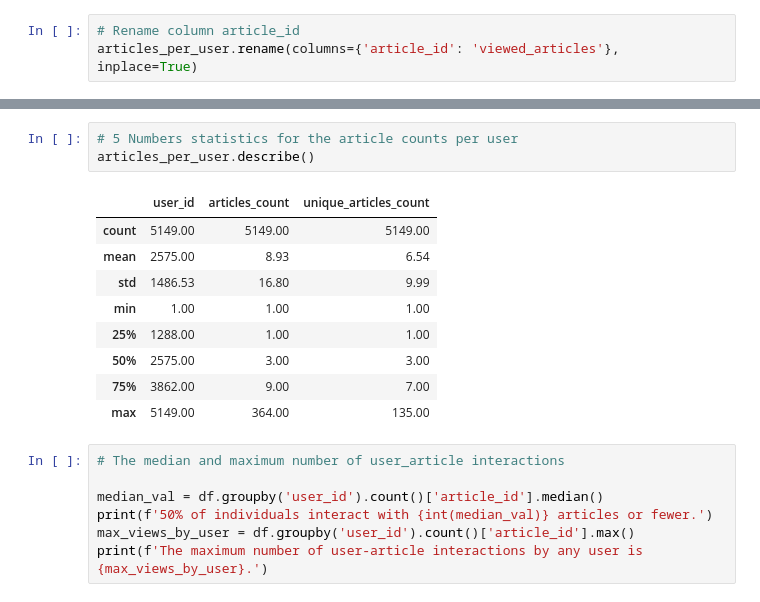
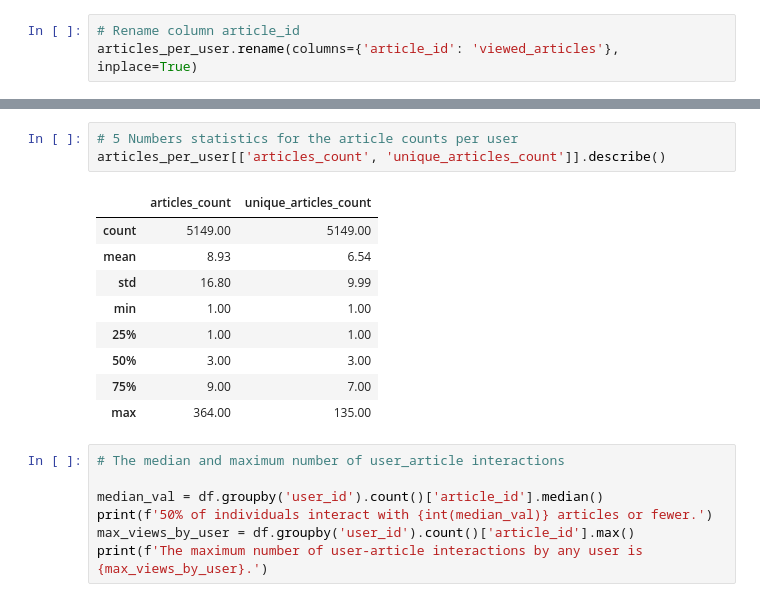
Before and after one commit to SolanaO/Recommendation_Systems, a Jupyter notebook: recommSys_P1_EDA.ipynb, the cells around one changed output, grey strips where cells are left out. Cells and saved outputs as stored; diff of their text form.

```diff
--- a/recommSys_P1_EDA.ipynb
+++ b/recommSys_P1_EDA.ipynb
@@ -167,16 +177,16 @@ articles_per_user.sort_values(by='articles_count', ascending=False).head(2)
 # %%
 # 5 Numbers statistics for the article counts per user
-articles_per_user.describe()
+articles_per_user[['articles_count', 'unique_articles_count']].describe()
 # %% [output]
-|  | user_id | articles_count | unique_articles_count |
-| count | 5149.00 | 5149.00 | 5149.00 |
-| mean | 2575.00 | 8.93 | 6.54 |
-| std | 1486.53 | 16.80 | 9.99 |
-| min | 1.00 | 1.00 | 1.00 |
-| 25% | 1288.00 | 1.00 | 1.00 |
-| 50% | 2575.00 | 3.00 | 3.00 |
-| 75% | 3862.00 | 9.00 | 7.00 |
-| max | 5149.00 | 364.00 | 135.00 |
+|  | articles_count | unique_articles_count |
+| count | 5149.00 | 5149.00 |
+| mean | 8.93 | 6.54 |
+| std | 16.80 | 9.99 |
+| min | 1.00 | 1.00 |
+| 25% | 1.00 | 1.00 |
+| 50% | 3.00 | 3.00 |
+| 75% | 9.00 | 7.00 |
+| max | 364.00 | 135.00 |
 # %%
 # The median and maximum number of user_article interactions
 
```
Also changed, not shown: parts of 24 cells of this notebook.
